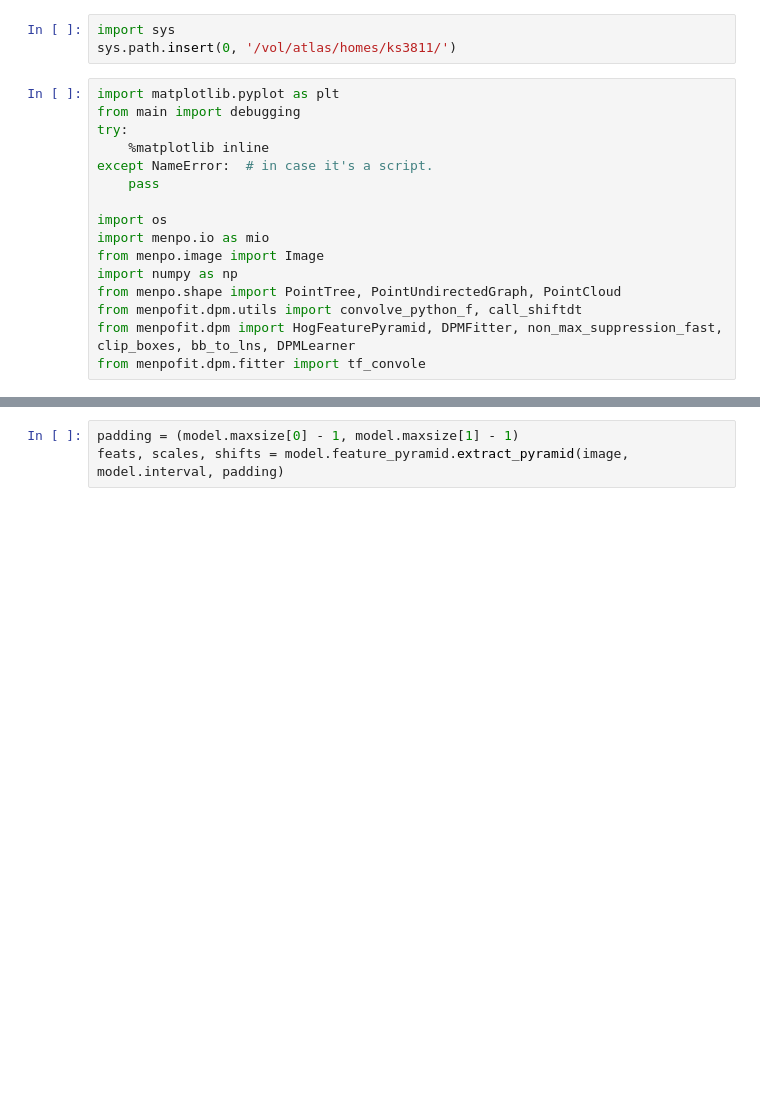
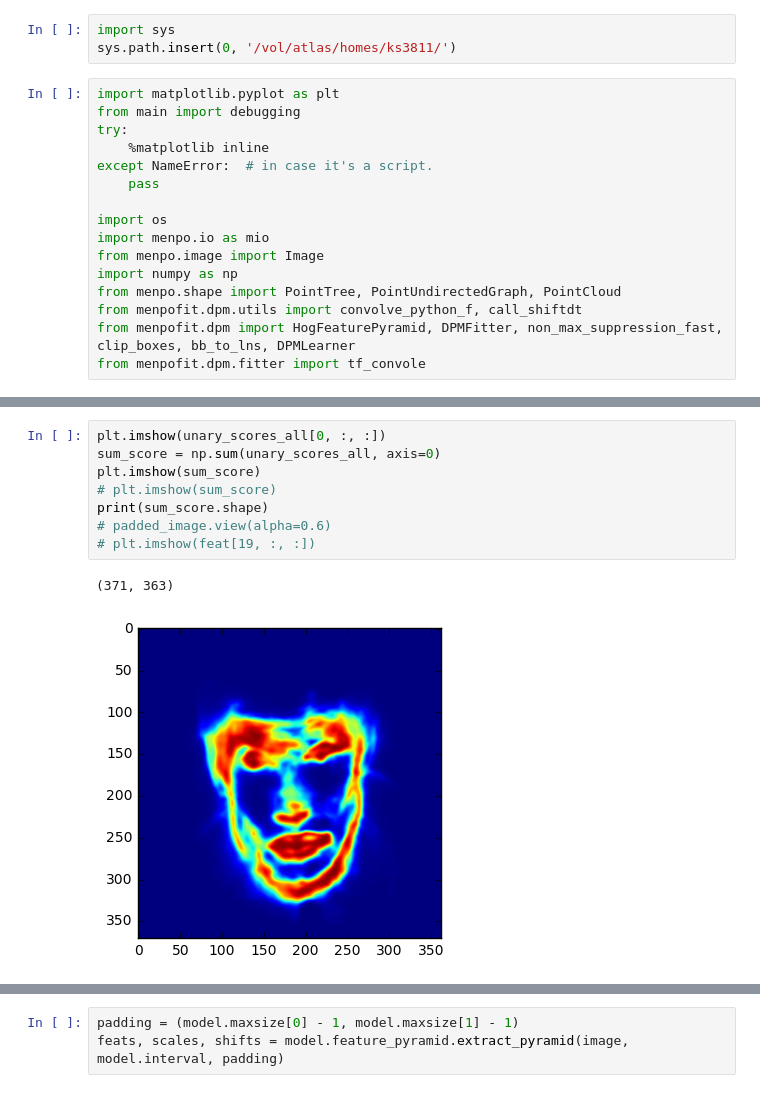
Before and after one commit to kritsong/resnetpyramid, a Jupyter notebook: distance_transform .ipynb, the cells around one changed output, grey strips where cells are left out. Saved outputs shown, nothing was run; the diff lists cells and outputs as text; blank space fills up the shorter version.

```diff
--- a/distance_transform .ipynb
+++ b/distance_transform .ipynb
@@ -89,0 +87,11 @@ plt.imshow(unary_scores_all[0, :, :])
+# %%
+plt.imshow(unary_scores_all[0, :, :])
+sum_score = np.sum(unary_scores_all, axis=0)
+plt.imshow(sum_score)
+# plt.imshow(sum_score)
+print(sum_score.shape)
+# padded_image.view(alpha=0.6)
+# plt.imshow(feat[19, :, :])
+# %% [output]
+(371, 363)
+[figure, added]
```
Also changed, not shown: parts of 29 cells of this notebook, 3 other files.
